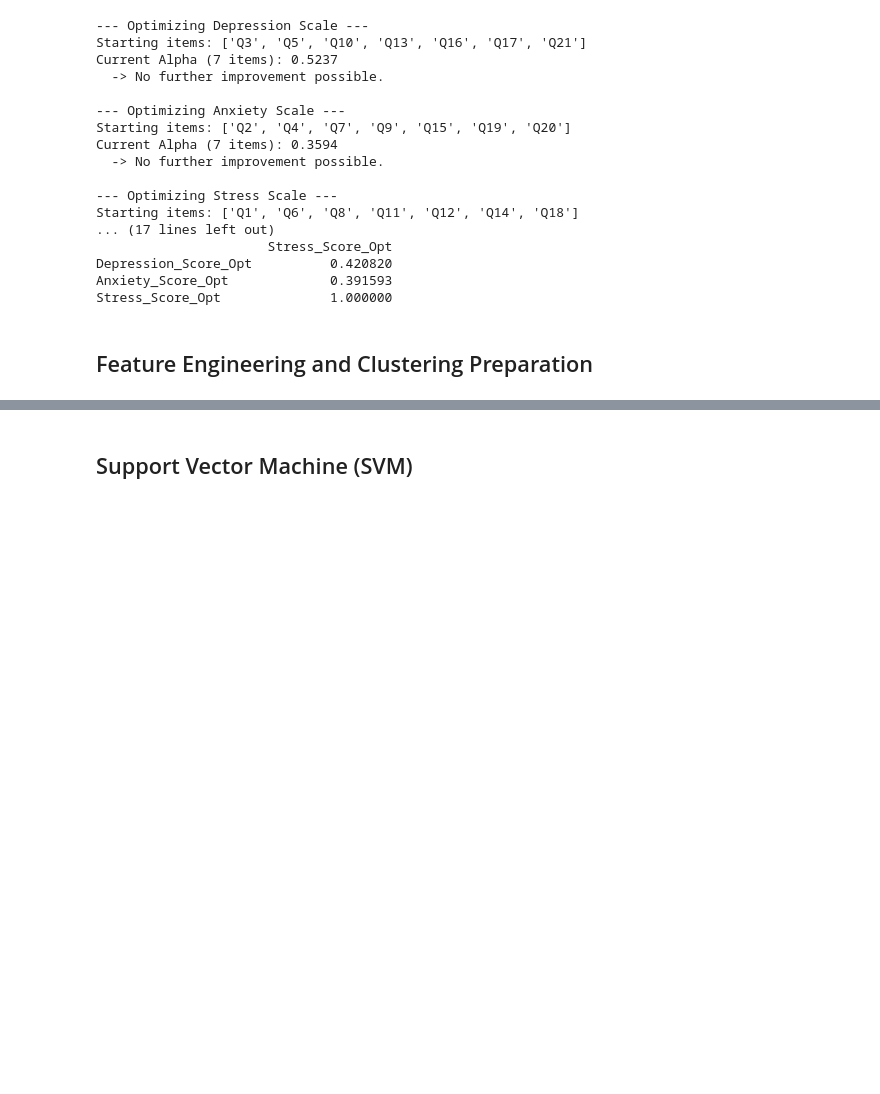
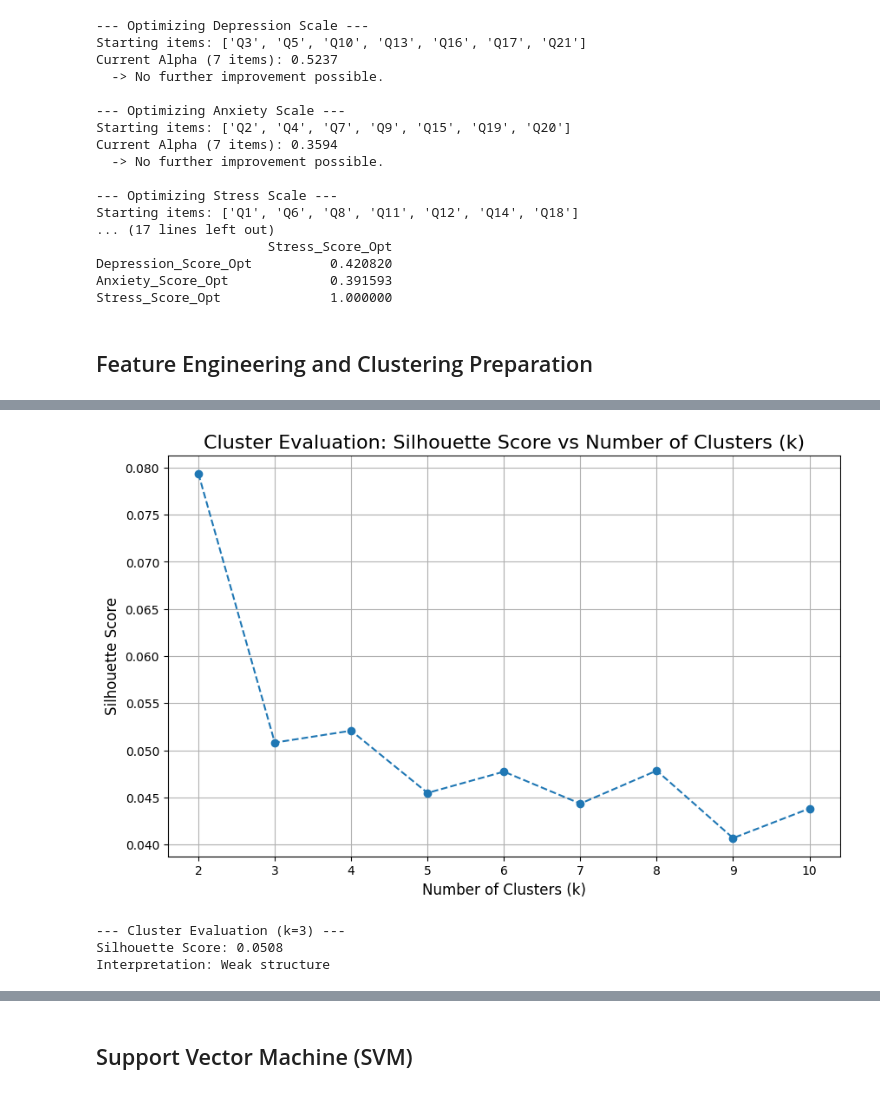
Before and after one commit to MH-Mehedi06/DASS21, a Jupyter notebook: DASS21.ipynb, the cells around one changed output, grey strips where cells are left out. Cells and saved outputs as stored; diff of their text form; code cells hidden in the pictures; blank space fills up the shorter version.

Commit message:
Cluster Evaluating

```diff
--- a/DASS21.ipynb
+++ b/DASS21.ipynb
@@ -331,3 +340,39 @@ Stress_Score_Opt              1.000000
+# %%
+from sklearn.metrics import silhouette_score
+
+# Silhouette score requires at least 2 clusters
+K_range_sil = range(2, 11)
+silhouette_scores = []
+
+for k in K_range_sil:
+    kmeans_temp = KMeans(n_clusters=k, random_state=42, n_init=10)
+    labels_temp = kmeans_temp.fit_predict(X_scaled)
+    score = silhouette_score(X_scaled, labels_temp)
+    silhouette_scores.append(score)
+
+# Plot Silhouette Score vs k
+plt.figure(figsize=(10, 6))
+plt.plot(K_range_sil, silhouette_scores, marker='o', linestyle='--')
+plt.title('Cluster Evaluation: Silhouette Score vs Number of Clusters (k)', fontsize=16)
+plt.xlabel('Number of Clusters (k)', fontsize=12)
+plt.ylabel('Silhouette Score', fontsize=12)
+plt.xticks(list(K_range_sil))
+plt.grid(True)
+plt.show()
+
+# Report Silhouette Score for chosen k=3
+k_chosen = 3
+kmeans_chosen = KMeans(n_clusters=k_chosen, random_state=42, n_init=10)
+labels_chosen = kmeans_chosen.fit_predict(X_scaled)
+silhouette_k3 = silhouette_score(X_scaled, labels_chosen)
+print(f"\n--- Cluster Evaluation (k={k_chosen}) ---")
+print(f"Silhouette Score: {silhouette_k3:.4f}")
+print(f"Interpretation: {'Good structure' if silhouette_k3 > 0.5 else 'Reasonable structure' if silhouette_k3 > 0.25 else 'Weak structure'}")
+# %% [output]
+[figure, added]
+--- Cluster Evaluation (k=3) ---
+Silhouette Score: 0.0508
+Interpretation: Weak structure
 # %%
 from sklearn.preprocessing import StandardScaler
 from sklearn.decomposition import PCA
```
Also changed, not shown: parts of 3 cells of this notebook.
